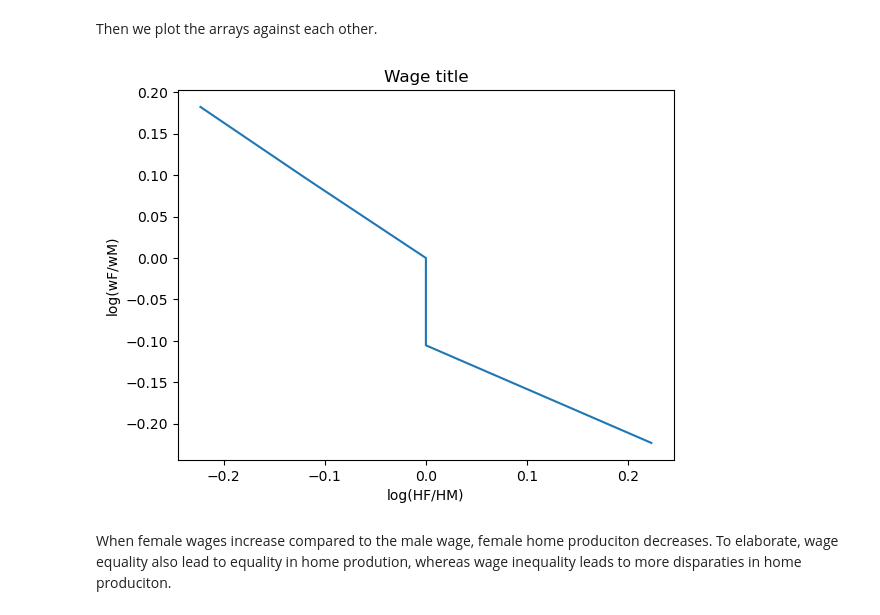
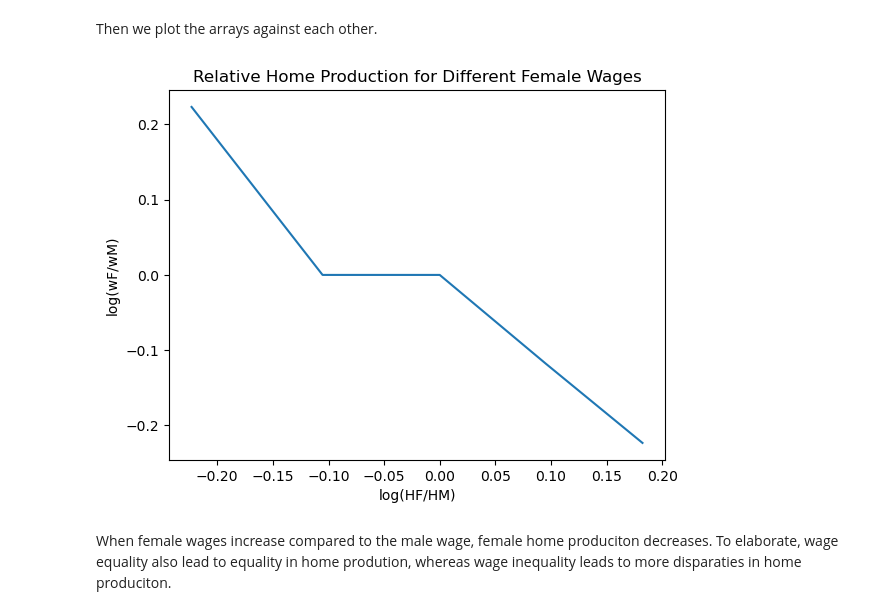
Before and after one commit to NumEconCopenhagen/projects-2023-team-norway, a Jupyter notebook: inauguralproject/inauguralproject.ipynb, the cells around one changed output. Cells and saved outputs as stored; diff of their text form; code cells hidden in the pictures.

```diff
--- a/inauguralproject/inauguralproject.ipynb
+++ b/inauguralproject/inauguralproject.ipynb
@@ -57,15 +57,21 @@ HF_values = np.zeros((len(alpha_values), len(sigma_values)))
 HM_values = np.zeros((len(alpha_values), len(sigma_values)))
 HF_HM_ratios = np.zeros((len(alpha_values), len(sigma_values)))
 
+
 # Solve the model for each combination of parameters and store the results
 for i, alpha in enumerate(alpha_values):
     for j, sigma in enumerate(sigma_values):
         model.par.alpha = alpha
         model.par.sigma = sigma
         result = model.solve_discrete()
-        HF_values[i,j] = result.HF
-        HM_values[i,j] = result.HM
-        HF_HM_ratios[i,j] = result.HF / result.HM
+        HF_values[i, j] = result.HF
+        HM_values[i, j] = result.HM
+        # To avoid devision by zero we have implemented this if else statement where in the case on zero nan is used instead
+        if result.HM != 0:
+            HF_HM_ratios[i, j] = result.HF / result.HM
+        else:
+            HF_HM_ratios[i, j] = np.nan
+
 
 # Save the results arrays using pickle
 with open('results.pkl', 'wb') as f:
@@ -136,25 +142,25 @@ Then we plot the arrays against each other.
 # %%
 # Define the two arrays
 Ln_HFHM = np.array(HF_HM_ratios)
 female_wage  = np.array([0.8, 0.9, 1.0, 1.1, 1.2])
 male_wage  = np.array([1, 1, 1, 1, 1])
 Ln_Wage = np.log(female_wage / male_wage)
 
 # Create a new figure and axis object
 fig, ax = plt.subplots()
 
 # Plot the arrays
-ax.plot(Ln_HFHM, Ln_Wage)
+ax.plot(Ln_Wage, Ln_HFHM)
 
 # Add axis labels and a title
 ax.set_xlabel('log(HF/HM)')
 ax.set_ylabel('log(wF/wM)')
 ax.set_title('Relative Home Production for Different Female Wages')
 
 # Display the plot
 plt.show()
 # %% [output]
-[figure, old version]
+[figure, new version]
 # %% [markdown]
 When female wages increase compared to the male wage, female home produciton decreases. To elaborate, wage equality also lead to equality in home prodution, whereas wage inequality leads to more disparaties in home produciton.
 # %% [markdown]
```
Also changed, not shown: parts of 7 cells of this notebook.
